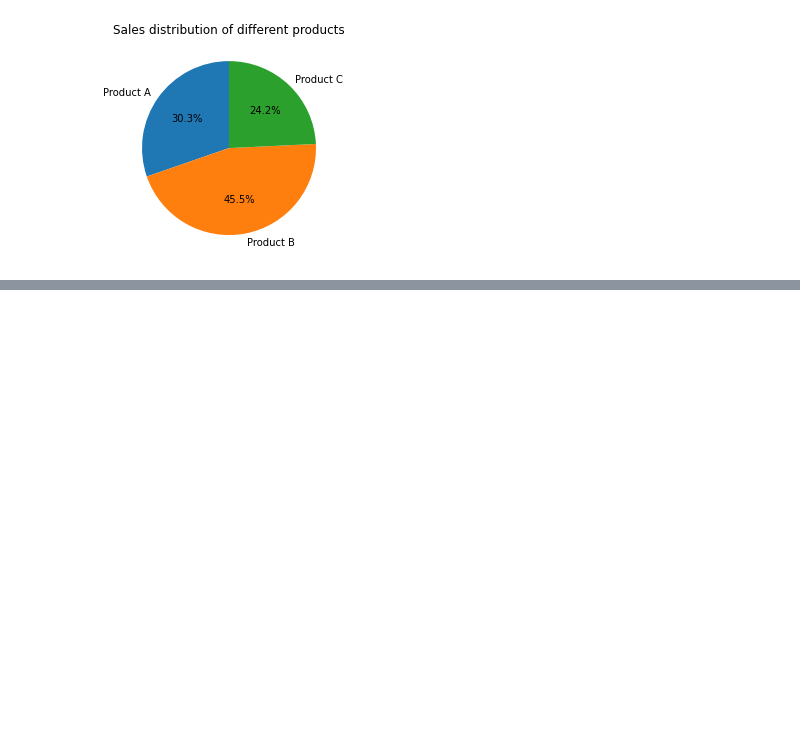
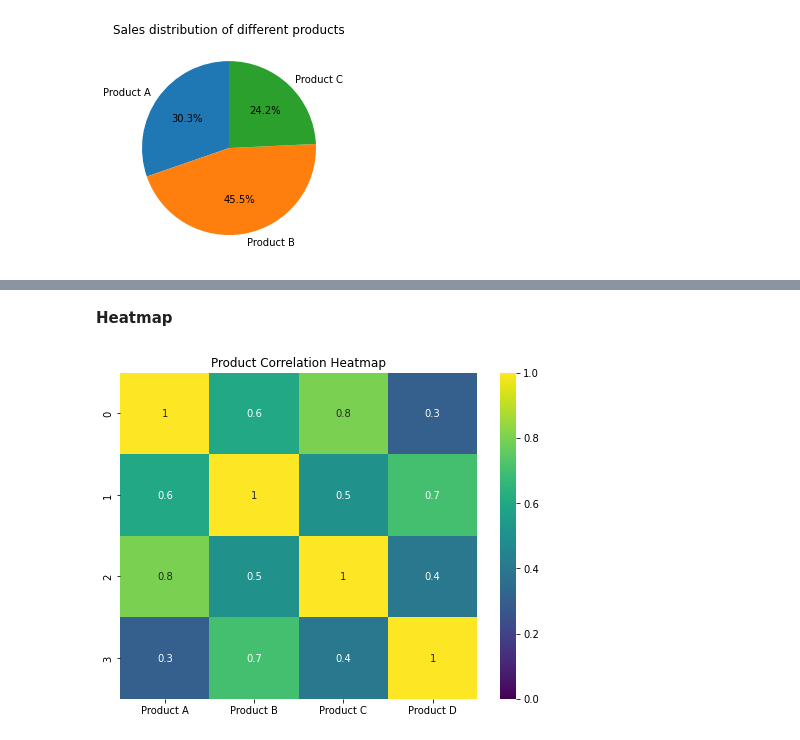
Before and after one commit to mahedishato/Data_vidualization, a Jupyter notebook: part1.ipynb, the cells around one changed output, grey strips where cells are left out. Saved outputs shown, nothing was run; the diff lists cells and outputs as text; code cells hidden in the pictures; blank space fills up the shorter version.

```diff
--- a/part1.ipynb
+++ b/part1.ipynb
@@ -79,0 +200,33 @@ fig.show()
+# %% [markdown]
+**Heatmap**
+# %%
+# import required libraries
+import pandas as pd
+import matplotlib.pyplot as plt
+import seaborn as sns
+
+# Sample correlation matrix
+data = {
+    'Product A': [1, 0.6, 0.8, 0.3],
+    'Product B': [0.6, 1, 0.5, 0.7],
+    'Product C': [0.8, 0.5, 1, 0.4],
+    'Product D': [0.3, 0.7, 0.4, 1]
+}
+
+# Create a pandas dataframe from the dictionary
+df = pd.DataFrame(data)
+
+# Plotting the heatmap
+plt.figure(figsize=(8, 6))
+sns.heatmap(df, annot=True, cmap='viridis', vmin=0, vmax=1)
+
+# Set the title of the plot
+plt.title('Product Correlation Heatmap')
+
+# Save the plot to a file
+plt.savefig('output/heatmap.png', dpi=300, bbox_inches='tight')
+
+# Display the plot
+plt.show()
+# %% [output]
+[figure, added]
```
Also changed, not shown: parts of 26 cells of this notebook, 17 other files.
